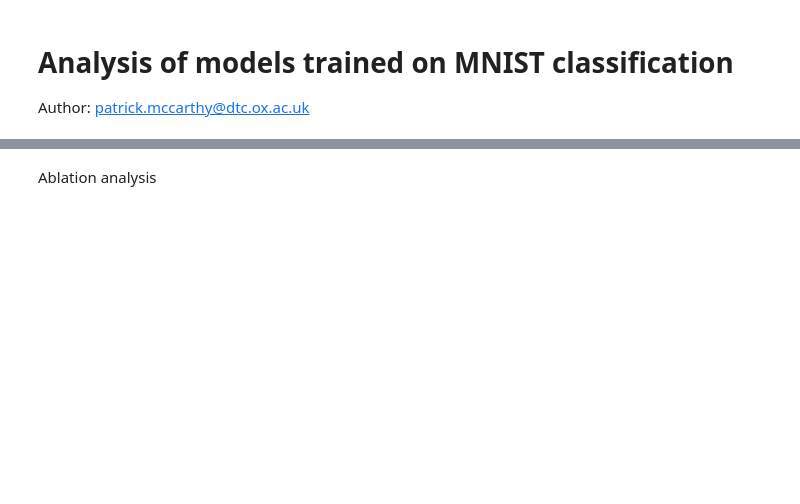
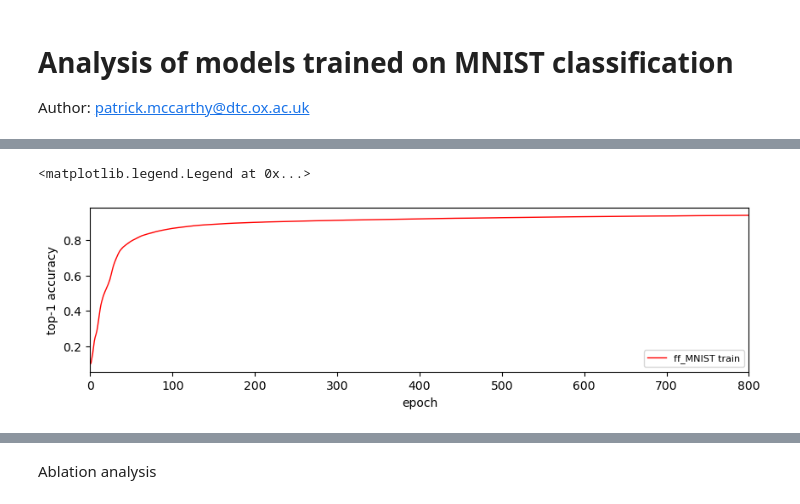
Before and after one commit to pmccthy/ThalamoCortex, a Jupyter notebook: analysis/mnist_analysis.ipynb, the cells around one changed output, grey strips where cells are left out. Saved outputs shown, nothing was run; the diff lists cells and outputs as text; code cells hidden in the pictures; blank space fills up the shorter version.

```diff
--- a/analysis/mnist_analysis.ipynb
+++ b/analysis/mnist_analysis.ipynb
@@ -64,0 +100,26 @@ Trained model analysis
+# %%
+# accuracy through time
+n_epochs = len(results[model_plot_list[0]]["val_losses"])
+colours = ["r", "g", "b", "m"]
+fig, ax = plt.subplots(1, 1, figsize=(10, 2.5))
+models_plotted = []
+models_plotted_idx = 0
+for _, (model_name, model_results) in enumerate(results.items()):
+    if model_name in model_plot_list:
+        models_plotted.append(model_name)
+        models_plotted_idx += 1
+
+        n_epochs = len(model_results["val_losses"])
+
+        # ax.plot(np.arange(n_epochs), np.array(model_results["val_top1_accs"]),ls="--", label=f"{model_name} val.", linewidth=1, c=colours[models_plotted_idx-1])
+        ax.plot(np.arange(n_epochs), np.array(model_results["train_top1_accs"]), ls="-", label=f"{model_name} train", linewidth=1, c=colours[models_plotted_idx-1])
+
+# ax.set_xticks(range(1, len(models_plotted)+1), models_plotted)
+ax.set_ylabel("top-1 accuracy")
+ax.set_xlabel("epoch")
+ax.set_xlim(0, n_epochs)
+ax.legend(fontsize=8, loc="lower right")
+# ax.set_ylim(0, 0.2)
+# %% [output]
+<matplotlib.legend.Legend at 0x...>
+[figure, added]
```
Also changed, not shown: parts of 47 cells of this notebook, 5 other files.
